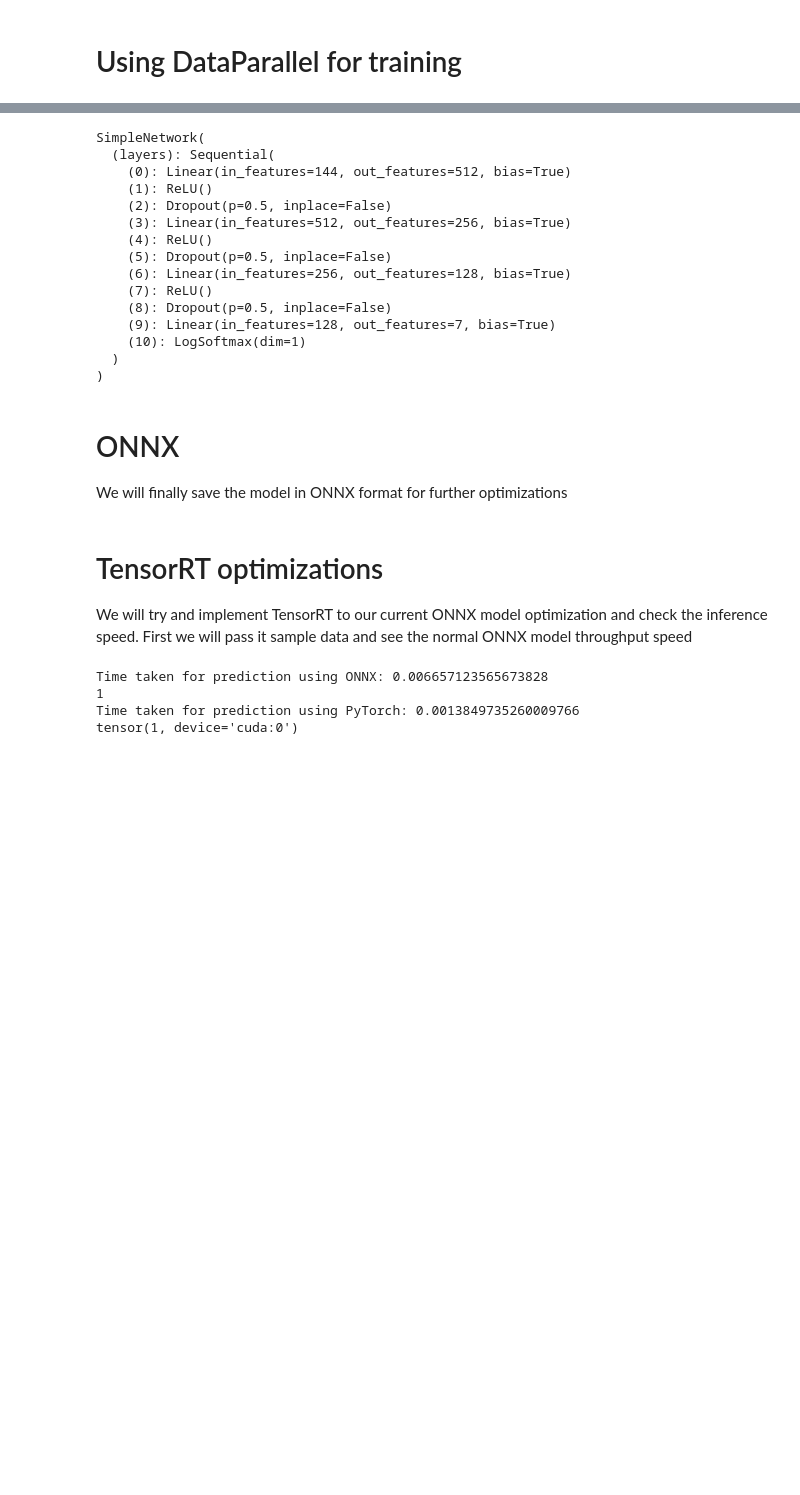
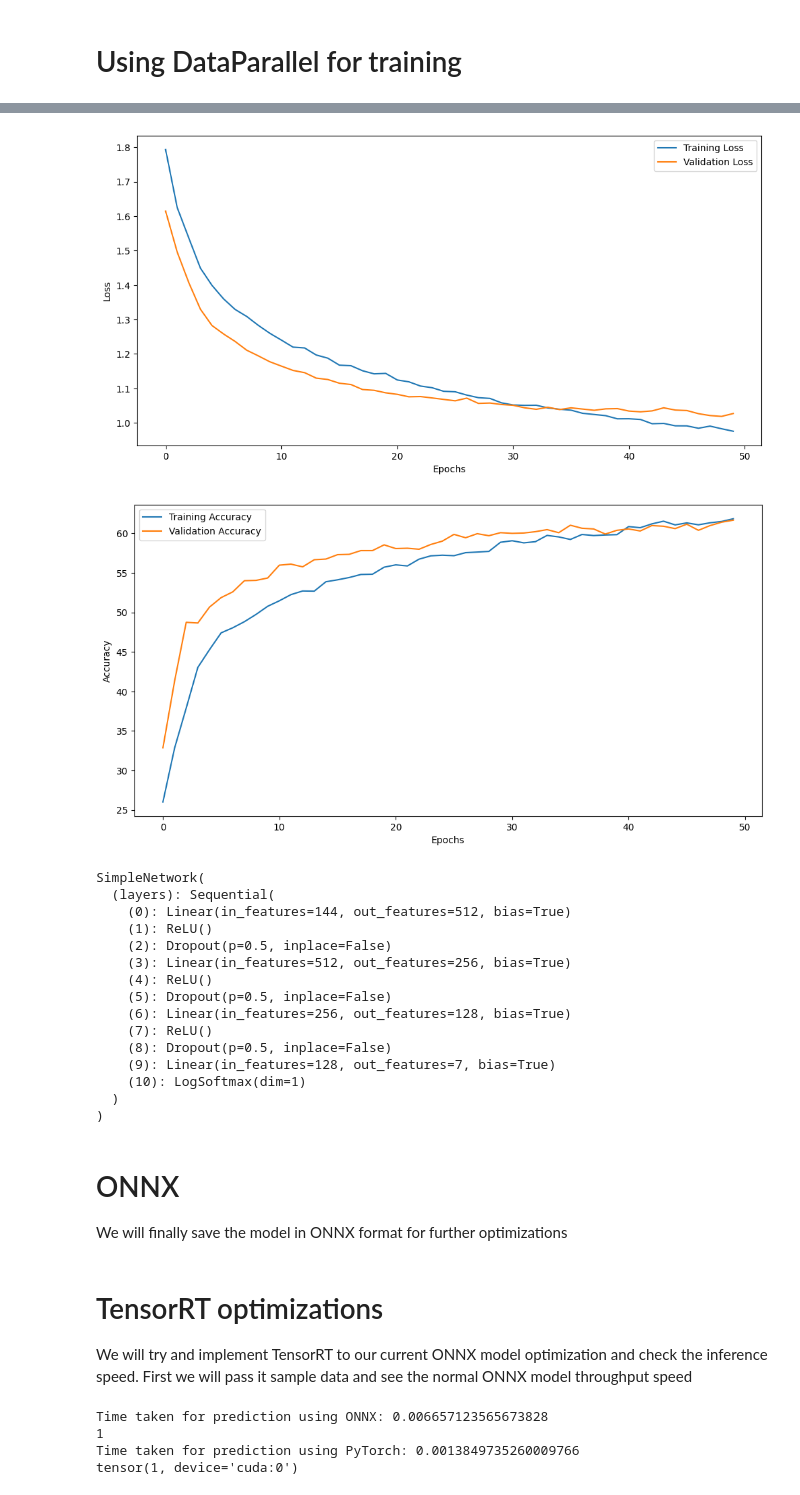
Before and after one commit to TarushS-1996/AudioSentimentProject, a Jupyter notebook: Revision.ipynb, the cells around one changed output, grey strips where cells are left out. Drawn from its saved outputs; the diff is of its cells as text; code cells hidden in the pictures; blank space fills up the shorter version.

```diff
--- a/Revision.ipynb
+++ b/Revision.ipynb
@@ -750,20 +750,20 @@ import torch.distributed as dist
 import torch.multiprocessing as mp
 from torch.nn.parallel import DistributedDataParallel as DDP
 from torch.utils.data import DataLoader
+print(os.getpid())
+features_shape = features.shape[1]
 
-features_shape = features.shape[1]
-'''
-def init_process(rank, size, fn, backend='gloo', features=None):
+'''def init_process(rank, size, fn, backend='gloo', features=None):
     print(f"Process {rank} starting...")
-    os.environ['MASTER_ADDR'] = 'localhost'
-    os.environ['MASTER_PORT'] = str(29500 + rank)
+    os.environ['MASTER_ADDR'] = '10.110.123.218'  # IP address of the Linux machine
+    os.environ['MASTER_PORT'] = '49162'  # Port of the master node
     dist.init_process_group(backend, rank=rank, world_size=size)
     fn(rank, size, features)
     print(f"Process {rank} finished.")
 
 def train(rank, size, features):
     print(f"Process {rank} starting training...")
-    device = torch.device('cuda', rank)  # Use CUDA device with rank
+    device = torch.device('cpu', rank)  # Use CUDA device with rank
     features_shape = features.shape[1]
     model = SimpleNetwork(num_features=features_shape, num_classes=7).to(device)
     if size > 1:
@@ -816,10 +816,7 @@ def train(rank, size, features):
     print(f"Process {rank} finished training.")
 
 if __name__ == '__main__':
-    #mp.set_start_method('spawn')  # Set multiprocessing start method to 'spawn'
-    num_gpus = torch.cuda.device_count()
-    size = num_gpus if num_gpus > 0 else 1  # Use number of GPUs available or 1 if no GPU
-    # Assuming the necessary configurations for train_dataset, val_dataset, features_shape, batch_size, etc.
+    size = 2  # Number of machines
     train_loader = DataLoader(train_dataset, batch_size=batch_size, shuffle=True)
     val_loader = DataLoader(val_dataset, batch_size=batch_size)
 
@@ -829,16 +826,8 @@ if __name__ == '__main__':
         p.start()
         processes.append(p)
     for p in processes:
-        p.join()
+        p.join()'''
 
-    # Load the trained model after all processes have finished
-    if 0 in [p.exitcode for p in processes]:
-        model = SimpleNetwork(num_features=features_shape, num_classes=7)
-        model.load_state_dict(torch.load('model.pth'))
-        model.eval()
-    else:
-        print("Error occurred during training. Model not loaded.")
-'''
 
 import torch
 from torch.nn.parallel import DataParallel as DP
@@ -857,6 +846,13 @@ def train(features):
     criterion = nn.CrossEntropyLoss()
     optimizer = torch.optim.Adam(model.parameters(), lr=0.0001)
     num_epochs = 50
+
+    # Initialize lists to store losses and accuracies
+    train_losses = []
+    train_accuracies = []
+    val_losses = []
+    val_accuracies = []
+
     for epoch in range(num_epochs):
         print(f"Starting epoch {epoch+1}/{num_epochs}...")
         model.train()
@@ -874,7 +870,9 @@ def train(features):
             _, predicted = torch.max(outputs.data, 1)
             total_train += targets.size(0)
             correct_train += (predicted == targets).sum().item()
-        print(f"Epoch {epoch+1}/{num_epochs}, Training Loss: {train_loss / len(train_loader)}, Training Accuracy: {100 * correct_train / total_train}")
+        train_losses.append(train_loss / len(train_loader))
+        train_accuracies.append(100 * correct_train / total_train)
+        print(f"Epoch {epoch+1}/{num_epochs}, Training Loss: {train_losses[-1]}, Training Accuracy: {train_accuracies[-1]}")
 
         model.eval()
         val_loss = 0
@@ -889,7 +887,9 @@ def train(features):
                 _, predicted = torch.max(outputs.data, 1)
                 total_val += targets.size(0)
                 correct_val += (predicted == targets).sum().item()
-        print(f"Epoch {epoch+1}/{num_epochs}, Validation Loss: {val_loss / len(val_loader)}, Validation Accuracy: {100 * correct_val / total_val}")
+        val_losses.append(val_loss / len(val_loader))
+        val_accuracies.append(100 * correct_val / total_val)
+        print(f"Epoch {epoch+1}/{num_epochs}, Validation Loss: {val_losses[-1]}, Validation Accuracy: {val_accuracies[-1]}")
 
     print("Saving model...")
     try:
@@ -900,6 +900,24 @@ def train(features):
         print("Model saved successfully.")
     except Exception as e:
         print("Error occurred while saving the model:", e)
+
+    # Plot training and validation loss
+    plt.figure(figsize=(12, 6))
+    plt.plot(train_losses, label='Training Loss')
+    plt.plot(val_losses, label='Validation Loss')
+    plt.xlabel('Epochs')
+    plt.ylabel('Loss')
+    plt.legend()
+    plt.show()
+
+    # Plot training and validation accuracy
+    plt.figure(figsize=(12, 6))
+    plt.plot(train_accuracies, label='Training Accuracy')
+    plt.plot(val_accuracies, label='Validation Accuracy')
+    plt.xlabel('Epochs')
+    plt.ylabel('Accuracy')
+    plt.legend()
+    plt.show()
 
 if __name__ == '__main__':
     # Assuming the necessary configurations for train_dataset, val_dataset, features_shape, batch_size, etc.
@@ -931,5 +949,7 @@ Epoch 50/50, Validation Loss: 1.0018181267858772, Validation Accuracy: 61.531878
 Saving model...
 Model saved successfully.
+[figure, added]
+[figure, added]
 SimpleNetwork(
   (layers): Sequential(
     (0): Linear(in_features=144, out_features=512, bias=True)
```
Also changed, not shown: parts of 5 cells of this notebook.
